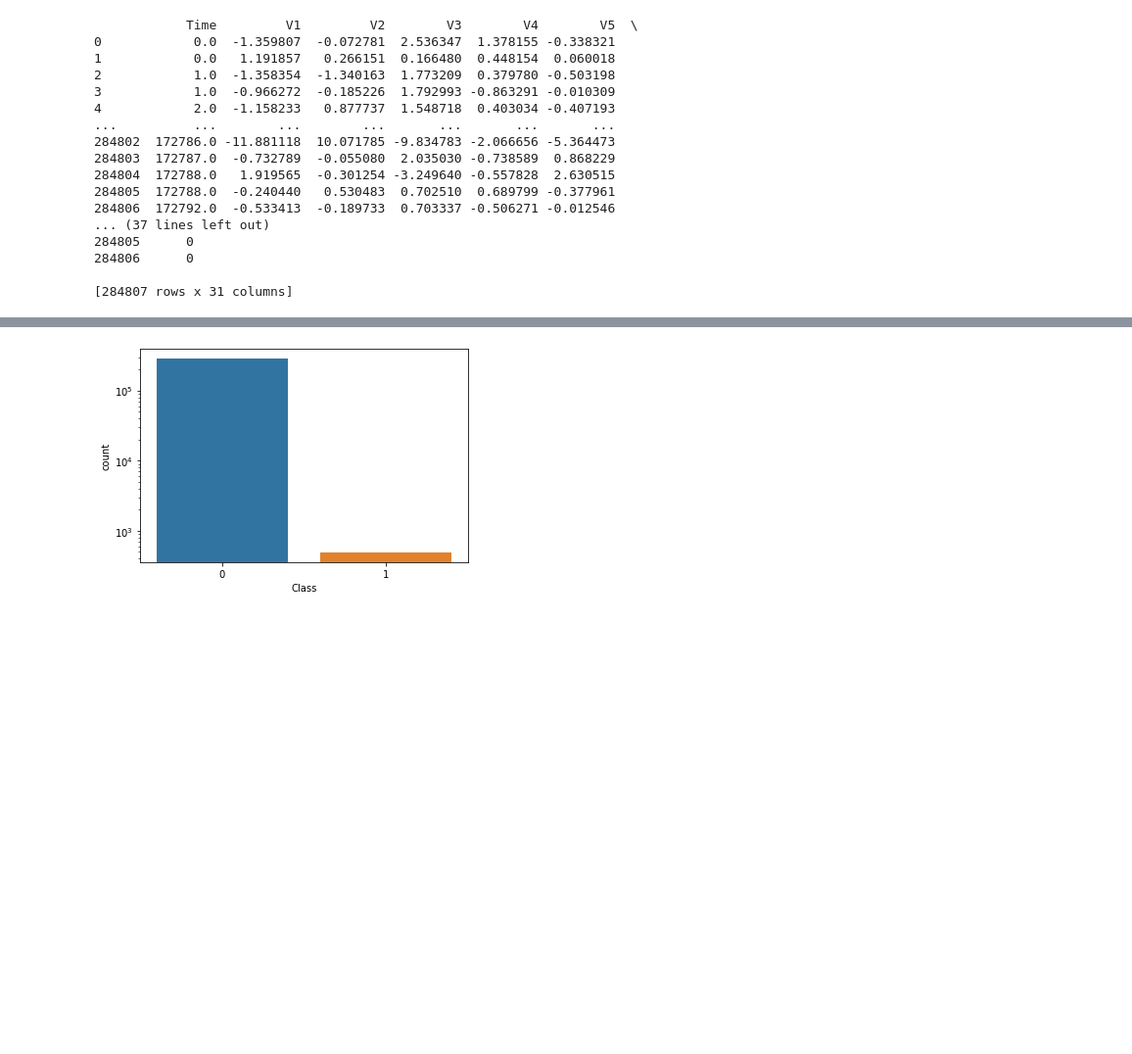
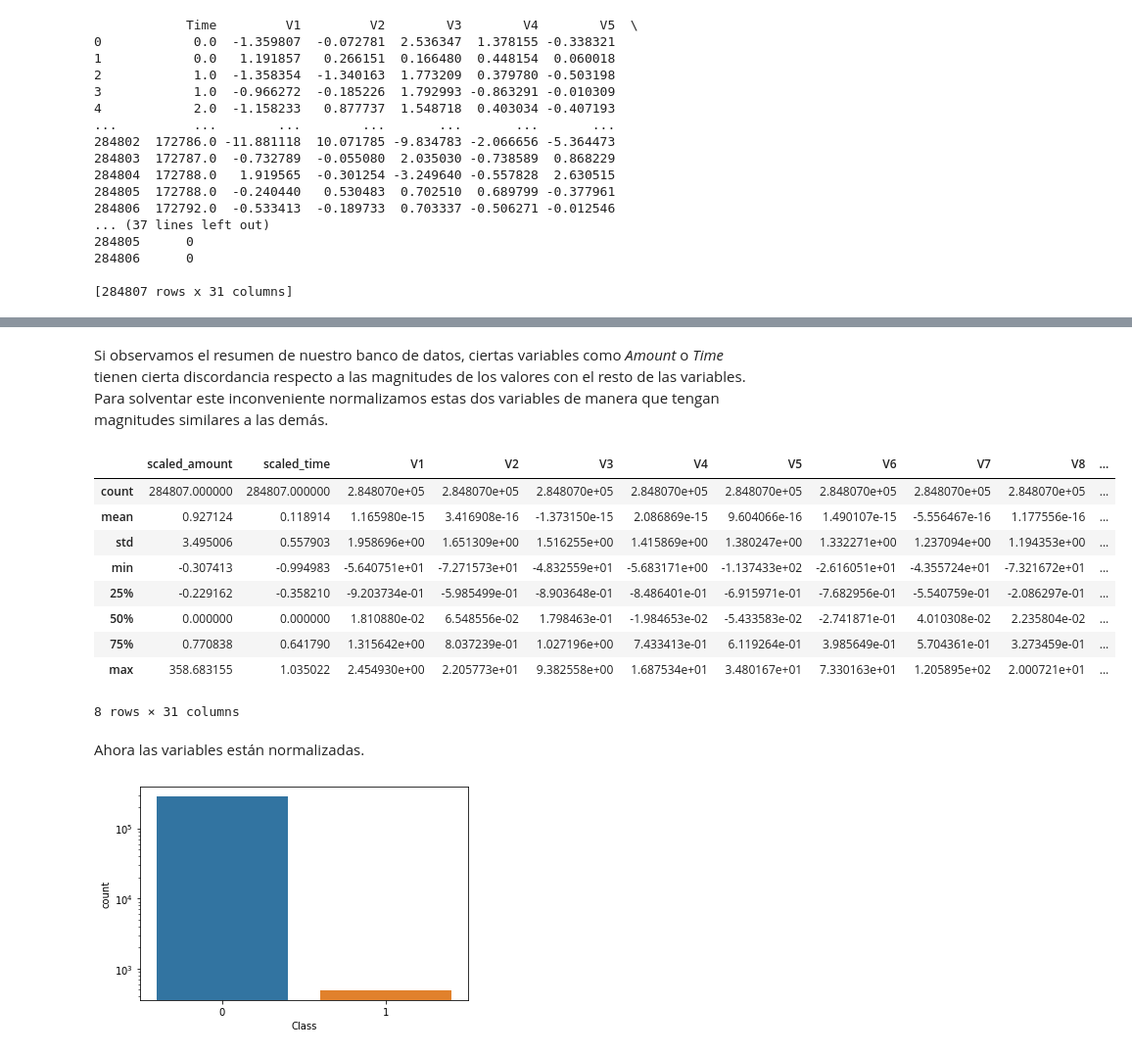
Before and after one commit to alu0101224084/TID-group4, a Jupyter notebook: Proyecto/Pracita_SOM.ipynb, the cells around one changed output, grey strips where cells are left out. Shown at 98% size. Saved outputs shown, nothing was run; the diff lists cells and outputs as text; code cells hidden in the pictures; blank space fills up the shorter version.

```diff
--- a/Proyecto/Pracita_SOM.ipynb
+++ b/Proyecto/Pracita_SOM.ipynb
@@ -28,3 +41,31 @@ print(dataset)
+# %% [markdown]
+Si observamos el resumen de nuestro banco de datos, ciertas variables como _Amount_ o _Time_ tienen cierta discordancia respecto a las magnitudes de los valores con el resto de las variables. Para solventar este inconveniente normalizamos estas dos variables de manera que tengan magnitudes similares a las demás.
+# %%
+from sklearn.preprocessing import RobustScaler
+
+rob_scaler = RobustScaler()
+scaled_amount = rob_scaler.fit_transform(dataset['Amount'].values.reshape(-1,1))
+scaled_time = rob_scaler.fit_transform(dataset['Time'].values.reshape(-1,1))
+
+dataset.drop(['Time','Amount'], axis=1, inplace=True)
+
+dataset.insert(0, 'scaled_amount', scaled_amount)
+dataset.insert(1, 'scaled_time', scaled_time)
+
+dataset.describe()
+# %% [output]
+|  | scaled_amount | scaled_time | V1 | V2 | V3 | V4 | V5 | V6 | V7 | V8 | ... |
+| count | 284807.000000 | 284807.000000 | 2.848070e+05 | 2.848070e+05 | 2.848070e+05 | 2.848070e+05 | 2.848070e+05 | 2.848070e+05 | 2.848070e+05 | 2.848070e+05 | ... |
+| mean | 0.927124 | 0.118914 | 1.165980e-15 | 3.416908e-16 | -1.373150e-15 | 2.086869e-15 | 9.604066e-16 | 1.490107e-15 | -5.556467e-16 | 1.177556e-16 | ... |
+| std | 3.495006 | 0.557903 | 1.958696e+00 | 1.651309e+00 | 1.516255e+00 | 1.415869e+00 | 1.380247e+00 | 1.332271e+00 | 1.237094e+00 | 1.194353e+00 | ... |
+| min | -0.307413 | -0.994983 | -5.640751e+01 | -7.271573e+01 | -4.832559e+01 | -5.683171e+00 | -1.137433e+02 | -2.616051e+01 | -4.355724e+01 | -7.321672e+01 | ... |
+| 25% | -0.229162 | -0.358210 | -9.203734e-01 | -5.985499e-01 | -8.903648e-01 | -8.486401e-01 | -6.915971e-01 | -7.682956e-01 | -5.540759e-01 | -2.086297e-01 | ... |
+| 50% | 0.000000 | 0.000000 | 1.810880e-02 | 6.548556e-02 | 1.798463e-01 | -1.984653e-02 | -5.433583e-02 | -2.741871e-01 | 4.010308e-02 | 2.235804e-02 | ... |
+| 75% | 0.770838 | 0.641790 | 1.315642e+00 | 8.037239e-01 | 1.027196e+00 | 7.433413e-01 | 6.119264e-01 | 3.985649e-01 | 5.704361e-01 | 3.273459e-01 | ... |
+| max | 358.683155 | 1.035022 | 2.454930e+00 | 2.205773e+01 | 9.382558e+00 | 1.687534e+01 | 3.480167e+01 | 7.330163e+01 | 1.205895e+02 | 2.000721e+01 | ... |
+8 rows × 31 columns
+# %% [markdown]
+Ahora las variables están normalizadas.
 # %%
 from sklearn import datasets
 from sklearn.model_selection import train_test_split
```
Also changed, not shown: parts of 13 cells of this notebook.
